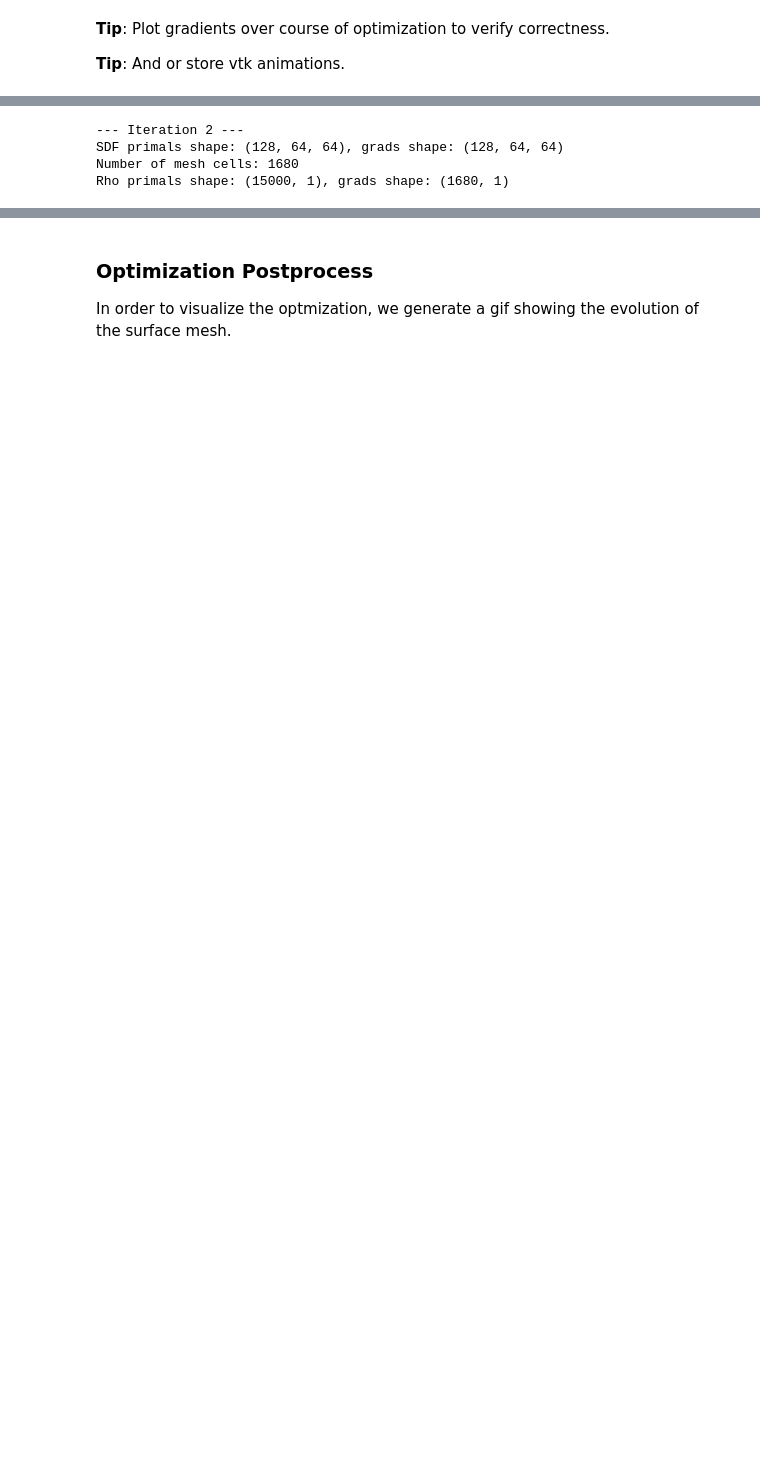
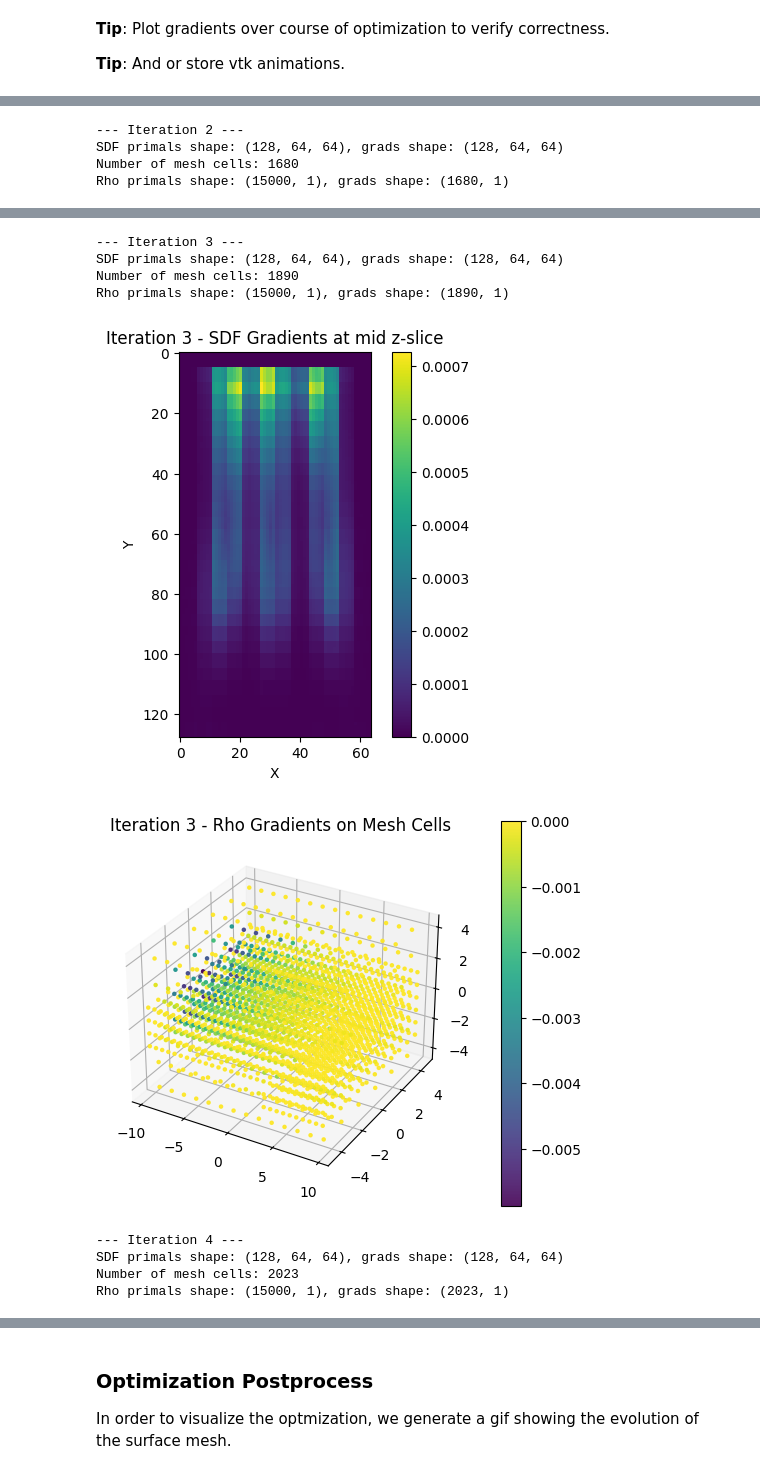
Before and after one commit to pasteurlabs/tesseract-core, a Jupyter notebook: demo/_showcase/ansys-shapeopt/optimization_os.ipynb, the cells around one changed output, grey strips where cells are left out. Saved outputs shown, nothing was run; the diff lists cells and outputs as text; code cells hidden in the pictures; blank space fills up the shorter version.

```diff
--- a/demo/_showcase/ansys-shapeopt/optimization_os.ipynb
+++ b/demo/_showcase/ansys-shapeopt/optimization_os.ipynb
@@ -91,7 +80,8 @@ design_inputs = {
     "non_differentiable_parameters": jnp.array([bar_radius], dtype=jnp.float32),
     "static_parameters": [n_chains, n_edges_per_chain + 1],
     "string_parameters": [],
-    "mesh_tesseract": {"type": "image", "ref": "bars_3d"},
+    # "mesh_tesseract": {"type": "image", "ref": "bars_3d"},
+    "mesh_tesseract": {"type": "api_path", "ref": "bars_3d/tesseract_api.py"},
     "grid_size": [Lx, Ly, Lz],
     "grid_elements": [Nx, Ny, Nz],
     "epsilon": 0.01,  # epsilon, only used for FD of the jacobian
@@ -693,7 +681,8 @@ def optimize(
 # %% [markdown]
 We can now run an optmization on the ranomly initialized geometry. The main bottleneck of this pipeline is the SDF compuations which has signifcant overhead slowing this optimization down. Exeucting this cell can take up to an hour.
 # %%
-loss_hist, params_hist, aux_hist = optimize(initial_params, iterations=2)
+n_steps = 5
+loss_hist, params_hist, aux_hist = optimize(initial_params, iterations=n_steps)
 # %% [output]
 Starting Jacobian precomputation thread...
 Done building mesh
@@ -764,7 +843,7 @@ import os
 if not os.path.exists(vtk_out):
     os.makedirs(vtk_out)
 
-for i in range(2):
+for i in range(n_steps):
     print(f"--- Iteration {i+1} ---")
     sdf_key = sdf_hash_start + i
     rho_key = rho_hash_start + i
@@ -815,30 +894,40 @@ for i in range(2):
         center_points[:, 1],
         center_points[:, 2],
         c=rho_grads,
         s=5,
         alpha=0.9,
         cmap="viridis",
     )
     cbar = plt.colorbar(scat, ax=ax, pad=0.1)
     ax.set_title(f"Iteration {i+1} - Rho Gradients on Mesh Cells")
 
     vtk_mesh = hex_to_pyvista(pts=hex_mesh["points"],
         faces=hex_mesh["faces"],
         cell_data={"rho_grads": rho_grads, "rho" : hex_mesh["rho"][:n_faces]}  )
 
     vtk_mesh.save(f"{vtk_out}/iteration_{i+1}_mesh.vtk")
 
     plt.show()
 # %% [output]
 --- Iteration 1 ---
 SDF primals shape: (128, 64, 64), grads shape: (128, 64, 64)
 Number of mesh cells: 1680
 Rho primals shape: (15000, 1), grads shape: (1680, 1)
 [figure]
 [figure]
 --- Iteration 2 ---
 SDF primals shape: (128, 64, 64), grads shape: (128, 64, 64)
 Number of mesh cells: 1680
 Rho primals shape: (15000, 1), grads shape: (1680, 1)
 [figure]
 [figure]
+--- Iteration 3 ---
+SDF primals shape: (128, 64, 64), grads shape: (128, 64, 64)
+Number of mesh cells: 1890
+Rho primals shape: (15000, 1), grads shape: (1890, 1)
+[figure, added]
+[figure, added]
+--- Iteration 4 ---
+SDF primals shape: (128, 64, 64), grads shape: (128, 64, 64)
+Number of mesh cells: 2023
+Rho primals shape: (15000, 1), grads shape: (2023, 1)
```
Also changed, not shown: parts of 12 cells of this notebook, 4 other files.
